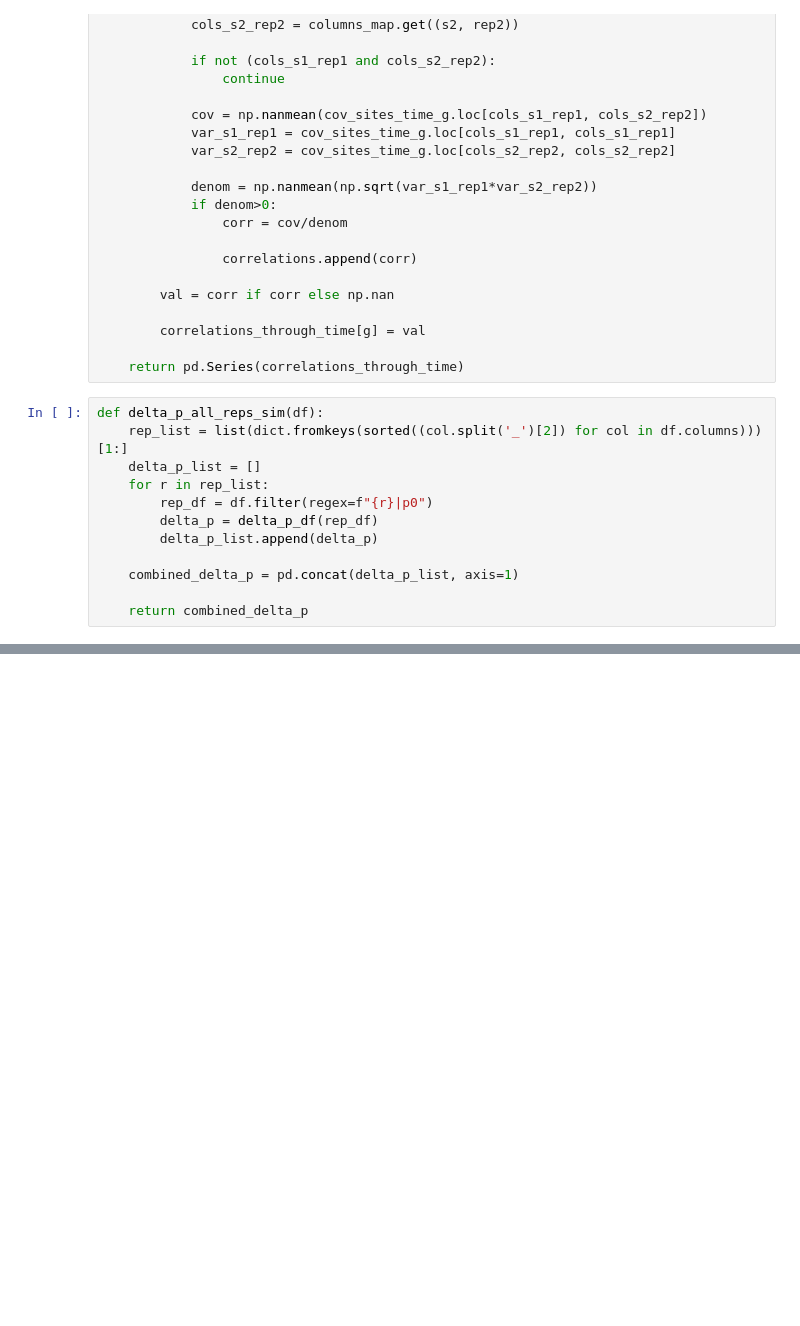
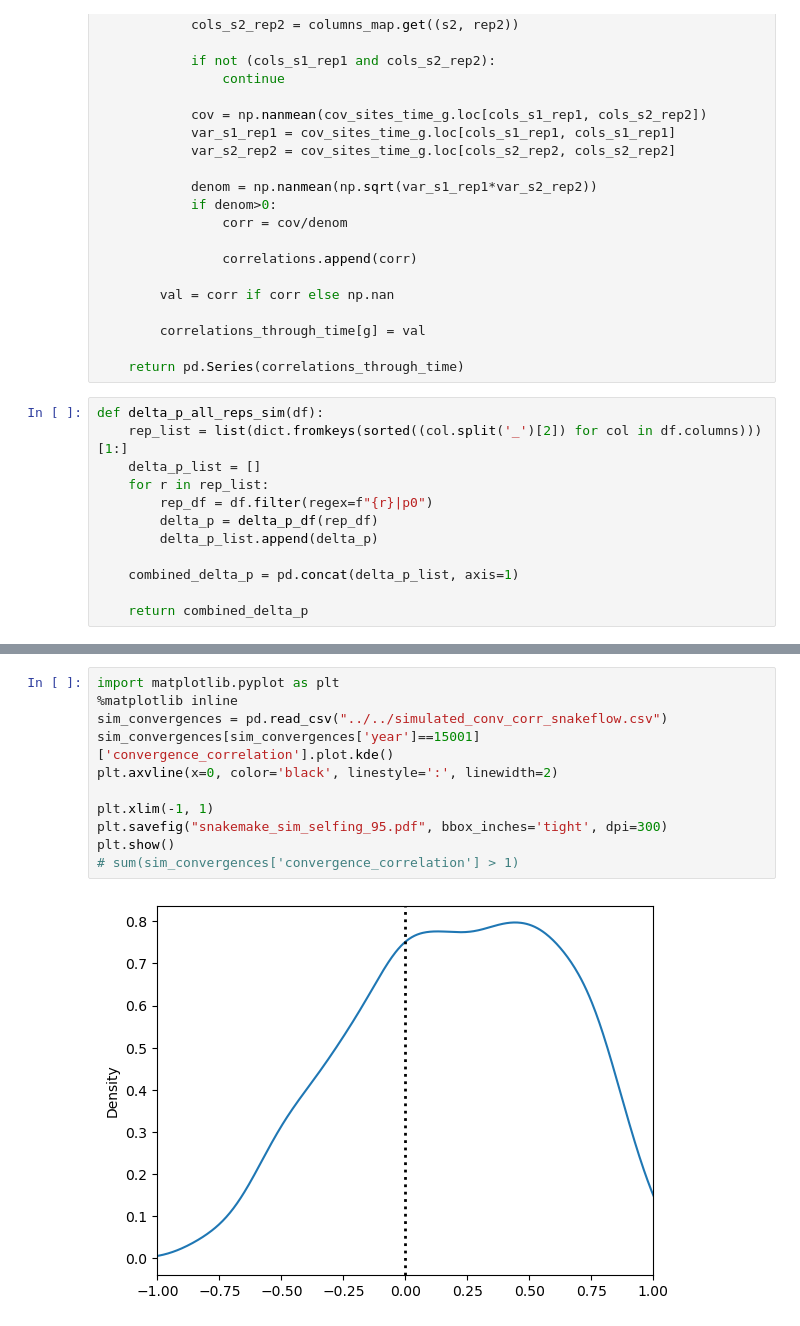
Before and after one commit to jennifercasavant-beep/surp2026-covariances, a Jupyter notebook: snakemake_workflow/workflow/notebooks/SLiM_sim_process.ipynb, the cells around one changed output, grey strips where cells are left out. Drawn from its saved outputs; the diff is of its cells as text; blank space fills up the shorter version.

Commit message:
completed first snakemake run, simulating 1000 neutral evolutions of 12 populations with selfing set to 0.95

```diff
--- a/snakemake_workflow/workflow/notebooks/SLiM_sim_process.ipynb
+++ b/snakemake_workflow/workflow/notebooks/SLiM_sim_process.ipynb
@@ -137,0 +138,13 @@ for year, corr_val in res_series.items():
+# %%
+import matplotlib.pyplot as plt
+%matplotlib inline
+sim_convergences = pd.read_csv("../../simulated_conv_corr_snakeflow.csv")
+sim_convergences[sim_convergences['year']==15001]['convergence_correlation'].plot.kde()
+plt.axvline(x=0, color='black', linestyle=':', linewidth=2)
+
+plt.xlim(-1, 1)
+plt.savefig("snakemake_sim_selfing_95.pdf", bbox_inches='tight', dpi=300)
+plt.show()
+# sum(sim_convergences['convergence_correlation'] > 1)
+# %% [output]
+[figure, added]
```
Also changed, not shown: parts of 3 cells of this notebook, 8 other files.
